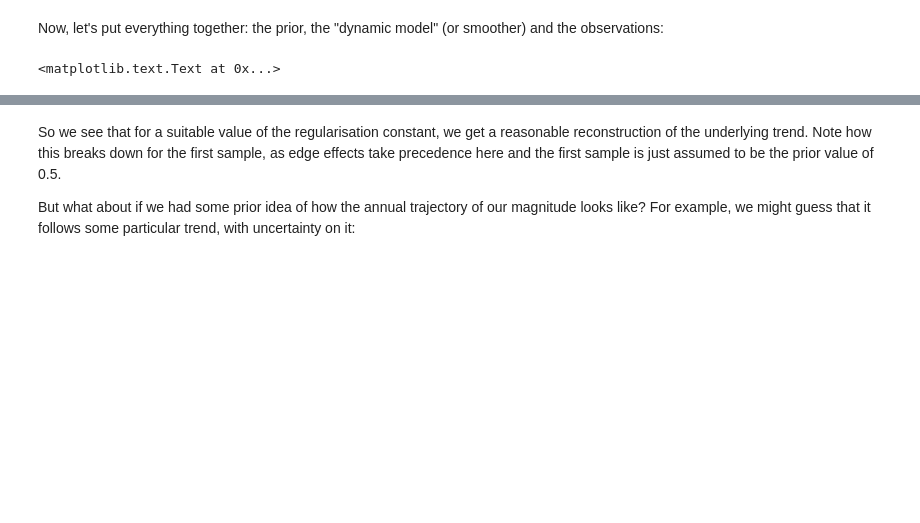
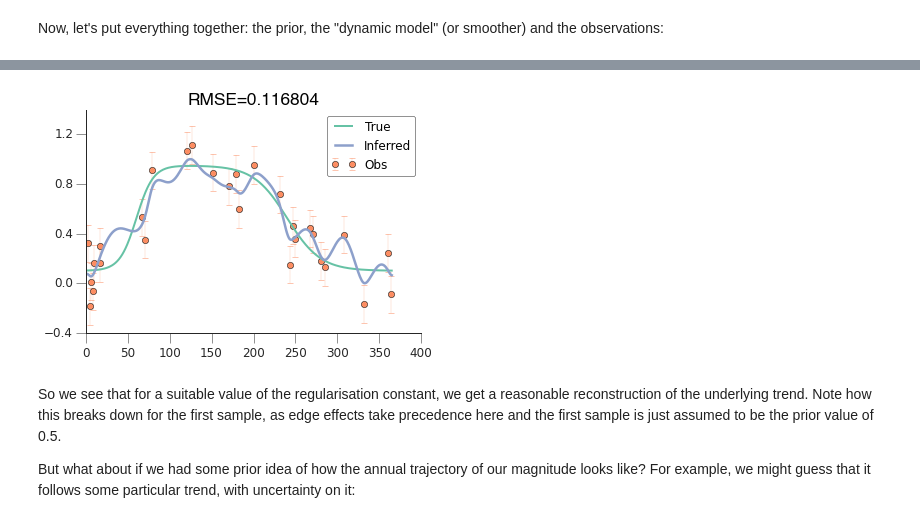
Before and after one commit to jgomezdans/da_esa_wkshp, a Jupyter notebook: ASimpleSmoother.ipynb, the cells around one changed output, grey strips where cells are left out. Drawn from its saved outputs; the diff is of its cells as text; code cells hidden in the pictures; blank space fills up the shorter version.

```diff
--- a/ASimpleSmoother.ipynb
+++ b/ASimpleSmoother.ipynb
@@ -177,5 +162,6 @@ retval = the_state.optimize( np.random.rand(y_smooth.size) )
 plt.plot ( x, retval['real_map']['magnitude'], '-', lw=2.5, label="Inferred")
 plt.legend(loc='best')
 plt.title("RMSE=%f" % ( np.std ( y_smooth - retval['real_map']['magnitude'] ) ) )
+
+pretty_axes(plt.gca())
 # %% [output]
-<matplotlib.text.Text at 0x...>
@@ -183,3 +168,4 @@ plt.title("RMSE=%f" % ( np.std ( y_smooth - retval['real_map']['magnitude'] ) )
+[figure, added]
 # %% [markdown]
 So we see that for a suitable value of the regularisation constant, we get a reasonable reconstruction of the underlying trend. Note how this breaks down for the first sample, as edge effects take precedence here and the first sample is just assumed to be the prior value of 0.5.
 
```
Also changed, not shown: parts of 12 cells of this notebook.
